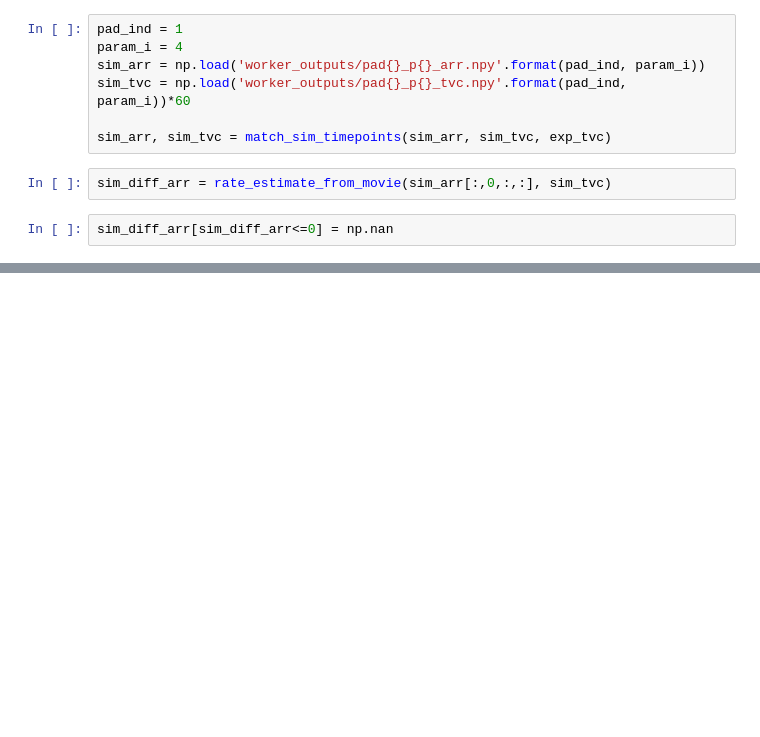
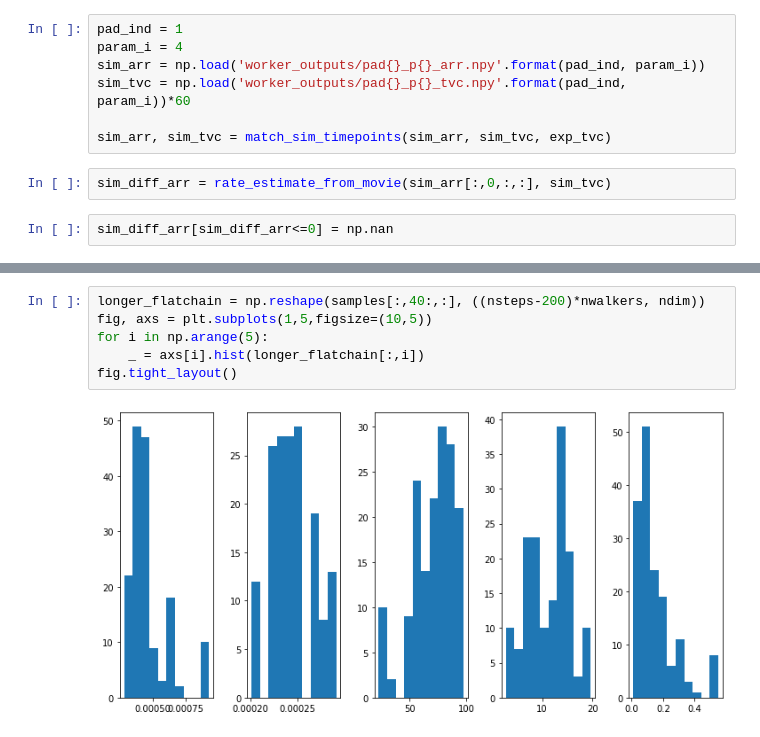
Before and after one commit to boospooky/omnitray-modeling, a Jupyter notebook: omnitray-modeling/mimic_190413_exp_jac.ipynb, the cells around one changed output, grey strips where cells are left out. Cells and saved outputs as stored; diff of their text form; blank space fills up the shorter version.

```diff
--- a/omnitray-modeling/mimic_190413_exp_jac.ipynb
+++ b/omnitray-modeling/mimic_190413_exp_jac.ipynb
@@ -1393,0 +2020,8 @@ plt.imshow(sim_diff_arr[12,:,:]*(sim_arr[12,0,:,:]>1e-4))
+# %%
+longer_flatchain = np.reshape(samples[:,40:,:], ((nsteps-200)*nwalkers, ndim))
+fig, axs = plt.subplots(1,5,figsize=(10,5))
+for i in np.arange(5):
+    _ = axs[i].hist(longer_flatchain[:,i])
+fig.tight_layout()
+# %% [output]
+[figure, added]
```
Also changed, not shown: parts of 57 cells of this notebook.
